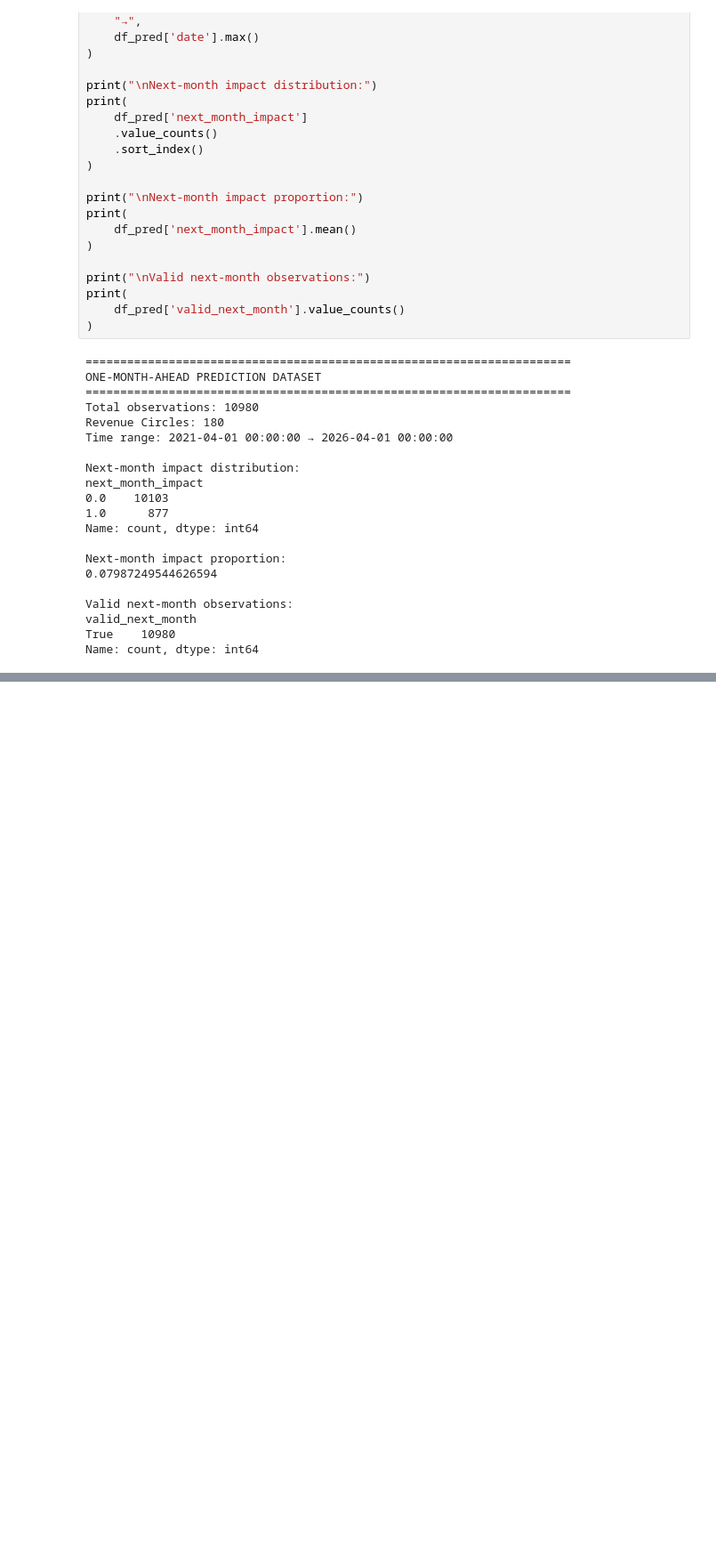
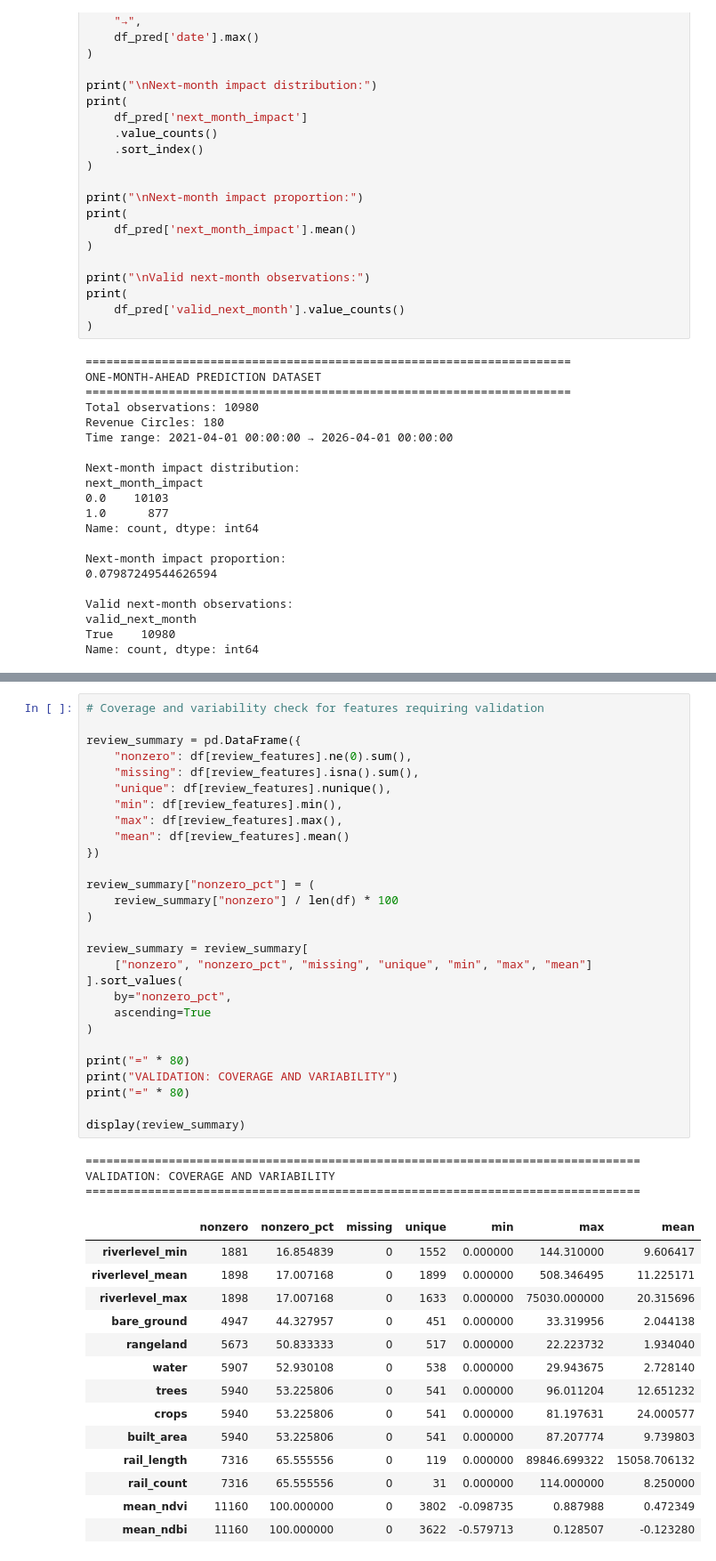
Before and after one commit to Samriddhi330/Assam-Flood-DSS, a Jupyter notebook: notebooks/EDA_FINAL.ipynb, the cells around one changed output, grey strips where cells are left out. Shown at 89% size. Cells and saved outputs as stored; diff of their text form; blank space fills up the shorter version.

```diff
--- a/notebooks/EDA_FINAL.ipynb
+++ b/notebooks/EDA_FINAL.ipynb
@@ -2275,0 +2555,46 @@ Name: count, dtype: int64
+# %%
+# Coverage and variability check for features requiring validation
+
+review_summary = pd.DataFrame({
+    "nonzero": df[review_features].ne(0).sum(),
+    "missing": df[review_features].isna().sum(),
+    "unique": df[review_features].nunique(),
+    "min": df[review_features].min(),
+    "max": df[review_features].max(),
+    "mean": df[review_features].mean()
+})
+
+review_summary["nonzero_pct"] = (
+    review_summary["nonzero"] / len(df) * 100
+)
+
+review_summary = review_summary[
+    ["nonzero", "nonzero_pct", "missing", "unique", "min", "max", "mean"]
+].sort_values(
+    by="nonzero_pct",
+    ascending=True
+)
+
+print("=" * 80)
+print("VALIDATION: COVERAGE AND VARIABILITY")
+print("=" * 80)
+
+display(review_summary)
+# %% [output]
+================================================================================
+VALIDATION: COVERAGE AND VARIABILITY
+================================================================================
+|  | nonzero | nonzero_pct | missing | unique | min | max | mean |
+| riverlevel_min | 1881 | 16.854839 | 0 | 1552 | 0.000000 | 144.310000 | 9.606417 |
+| riverlevel_mean | 1898 | 17.007168 | 0 | 1899 | 0.000000 | 508.346495 | 11.225171 |
+| riverlevel_max | 1898 | 17.007168 | 0 | 1633 | 0.000000 | 75030.000000 | 20.315696 |
+| bare_ground | 4947 | 44.327957 | 0 | 451 | 0.000000 | 33.319956 | 2.044138 |
+| rangeland | 5673 | 50.833333 | 0 | 517 | 0.000000 | 22.223732 | 1.934040 |
+| water | 5907 | 52.930108 | 0 | 538 | 0.000000 | 29.943675 | 2.728140 |
+| trees | 5940 | 53.225806 | 0 | 541 | 0.000000 | 96.011204 | 12.651232 |
+| crops | 5940 | 53.225806 | 0 | 541 | 0.000000 | 81.197631 | 24.000577 |
+| built_area | 5940 | 53.225806 | 0 | 541 | 0.000000 | 87.207774 | 9.739803 |
+| rail_length | 7316 | 65.555556 | 0 | 119 | 0.000000 | 89846.699322 | 15058.706132 |
+| rail_count | 7316 | 65.555556 | 0 | 31 | 0.000000 | 114.000000 | 8.250000 |
+| mean_ndvi | 11160 | 100.000000 | 0 | 3802 | -0.098735 | 0.887988 | 0.472349 |
+| mean_ndbi | 11160 | 100.000000 | 0 | 3622 | -0.579713 | 0.128507 | -0.123280 |
```
Also changed, not shown: parts of 21 cells of this notebook.
